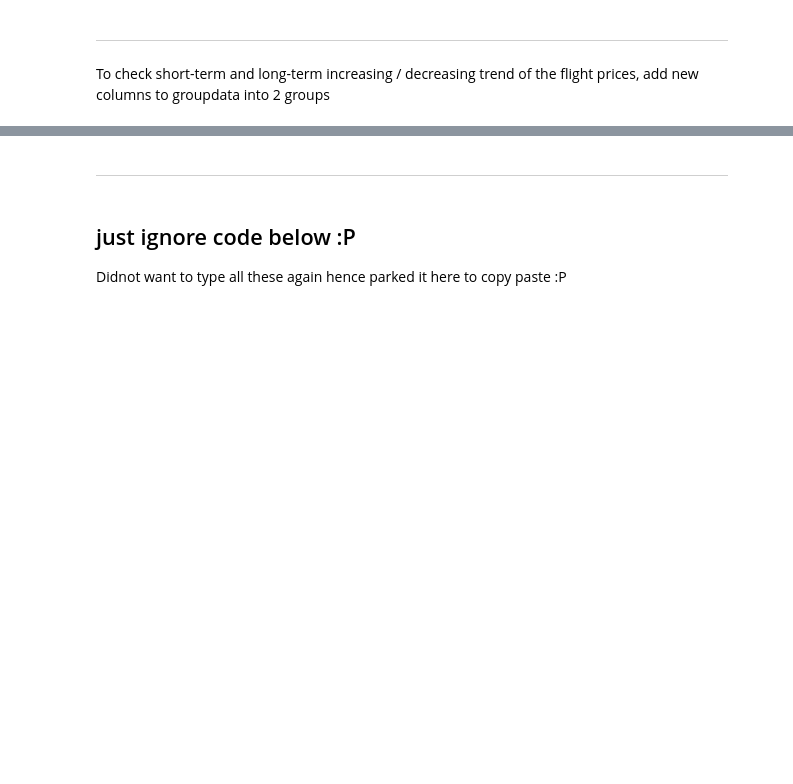
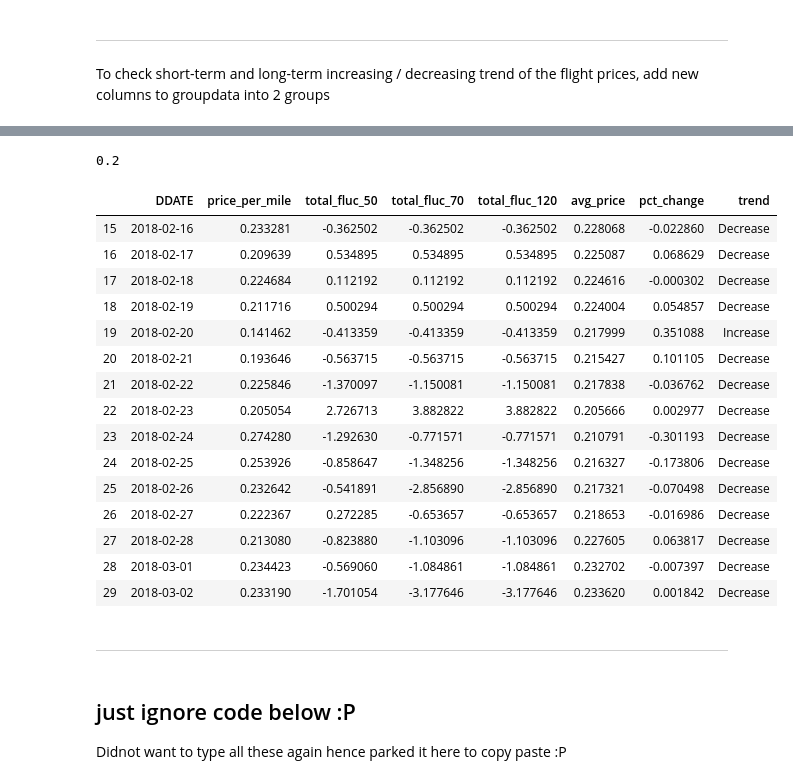
Before and after one commit to raghavsood35/capstone_ql2_software, a Jupyter notebook: Jupyter Scripts/airfare_FeatureExtraction_v2.ipynb, the cells around one changed output, grey strips where cells are left out. Drawn from its saved outputs; the diff is of its cells as text; code cells hidden in the pictures; blank space fills up the shorter version.

```diff
--- a/Jupyter Scripts/airfare_FeatureExtraction_v2.ipynb
+++ b/Jupyter Scripts/airfare_FeatureExtraction_v2.ipynb
@@ -192,0 +329,31 @@ df_final[df_final["DDATE"]=='2018-06-13']
+# %%
+threshold = temp.describe()["50%"]
+threshold
+# %% [output]
+0.2
+# %%
+#f = lambda x : "Increase" if x > threshold  else ("Decrease" if x < -threshold else "No change")
+g = lambda x : "Increase" if x > threshold  else "Decrease"
+
+#Choose  f or g to use
+f = g
+
+df_final["trend"] = [ f(x) for x in df_final["pct_change"]]
+df_final[15:30]
+# %% [output]
+|  | DDATE | price_per_mile | total_fluc_50 | total_fluc_70 | total_fluc_120 | avg_price | pct_change | trend |
+| 15 | 2018-02-16 | 0.233281 | -0.362502 | -0.362502 | -0.362502 | 0.228068 | -0.022860 | Decrease |
+| 16 | 2018-02-17 | 0.209639 | 0.534895 | 0.534895 | 0.534895 | 0.225087 | 0.068629 | Decrease |
+| 17 | 2018-02-18 | 0.224684 | 0.112192 | 0.112192 | 0.112192 | 0.224616 | -0.000302 | Decrease |
+| 18 | 2018-02-19 | 0.211716 | 0.500294 | 0.500294 | 0.500294 | 0.224004 | 0.054857 | Decrease |
+| 19 | 2018-02-20 | 0.141462 | -0.413359 | -0.413359 | -0.413359 | 0.217999 | 0.351088 | Increase |
+| 20 | 2018-02-21 | 0.193646 | -0.563715 | -0.563715 | -0.563715 | 0.215427 | 0.101105 | Decrease |
+| 21 | 2018-02-22 | 0.225846 | -1.370097 | -1.150081 | -1.150081 | 0.217838 | -0.036762 | Decrease |
+| 22 | 2018-02-23 | 0.205054 | 2.726713 | 3.882822 | 3.882822 | 0.205666 | 0.002977 | Decrease |
+| 23 | 2018-02-24 | 0.274280 | -1.292630 | -0.771571 | -0.771571 | 0.210791 | -0.301193 | Decrease |
+| 24 | 2018-02-25 | 0.253926 | -0.858647 | -1.348256 | -1.348256 | 0.216327 | -0.173806 | Decrease |
+| 25 | 2018-02-26 | 0.232642 | -0.541891 | -2.856890 | -2.856890 | 0.217321 | -0.070498 | Decrease |
+| 26 | 2018-02-27 | 0.222367 | 0.272285 | -0.653657 | -0.653657 | 0.218653 | -0.016986 | Decrease |
+| 27 | 2018-02-28 | 0.213080 | -0.823880 | -1.103096 | -1.103096 | 0.227605 | 0.063817 | Decrease |
+| 28 | 2018-03-01 | 0.234423 | -0.569060 | -1.084861 | -1.084861 | 0.232702 | -0.007397 | Decrease |
+| 29 | 2018-03-02 | 0.233190 | -1.701054 | -3.177646 | -3.177646 | 0.233620 | 0.001842 | Decrease |
```
Also changed, not shown: parts of 27 cells of this notebook.
